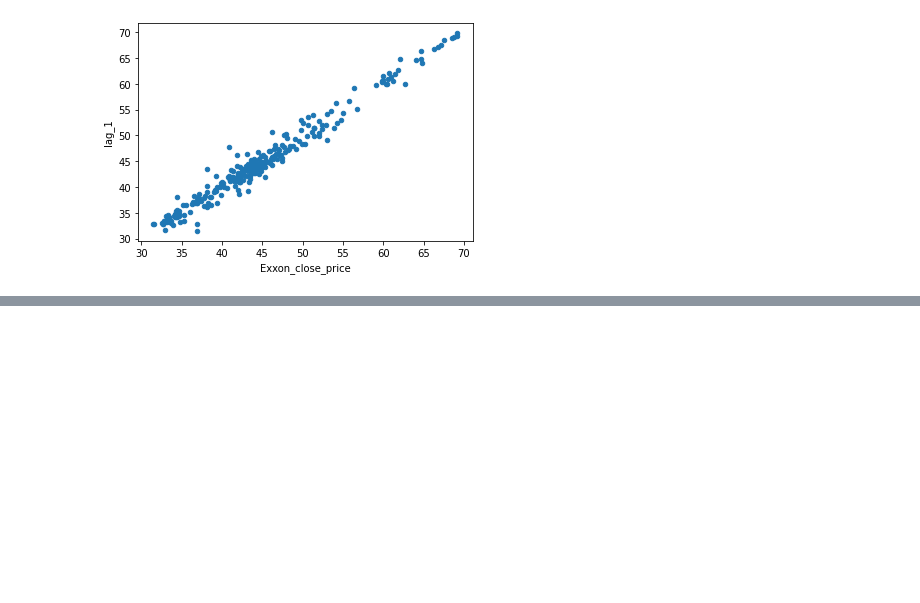
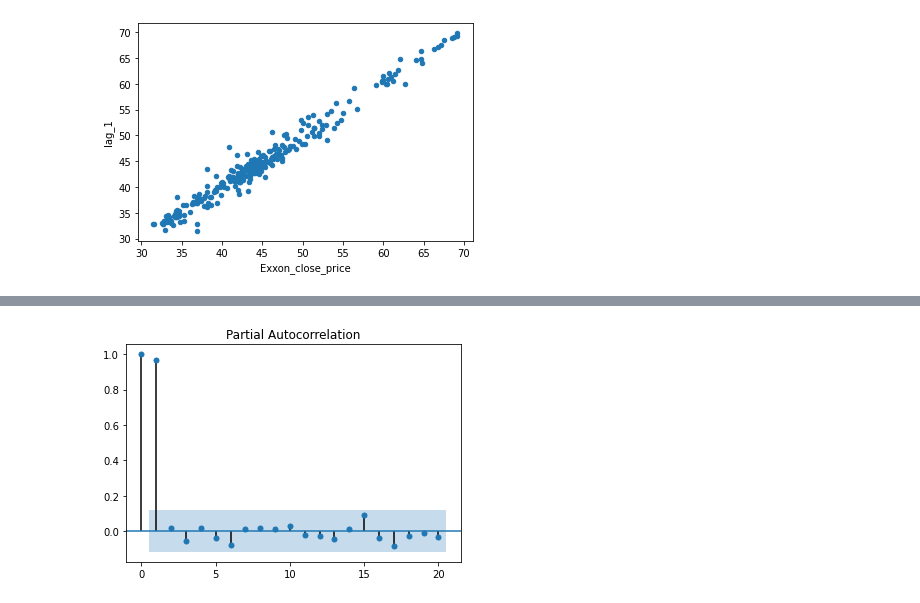
Before and after one commit to griffinwt/Hackathon_March2021, a Jupyter notebook: First_model.ipynb, the cells around one changed output, grey strips where cells are left out. Saved outputs shown, nothing was run; the diff lists cells and outputs as text; code cells hidden in the pictures; blank space fills up the shorter version.

```diff
--- a/First_model.ipynb
+++ b/First_model.ipynb
@@ -497,0 +501,4 @@ sns.heatmap(allfeats.corr(), mask=mask, annot=True, cmap='coolwarm', vmin=-1, vm
+# %%
+plot_pacf(allfeats['Exxon_close_price'], lags=20);
+# %% [output]
+[figure, added]
```
Also changed, not shown: parts of 18 cells of this notebook, 3 other files.
